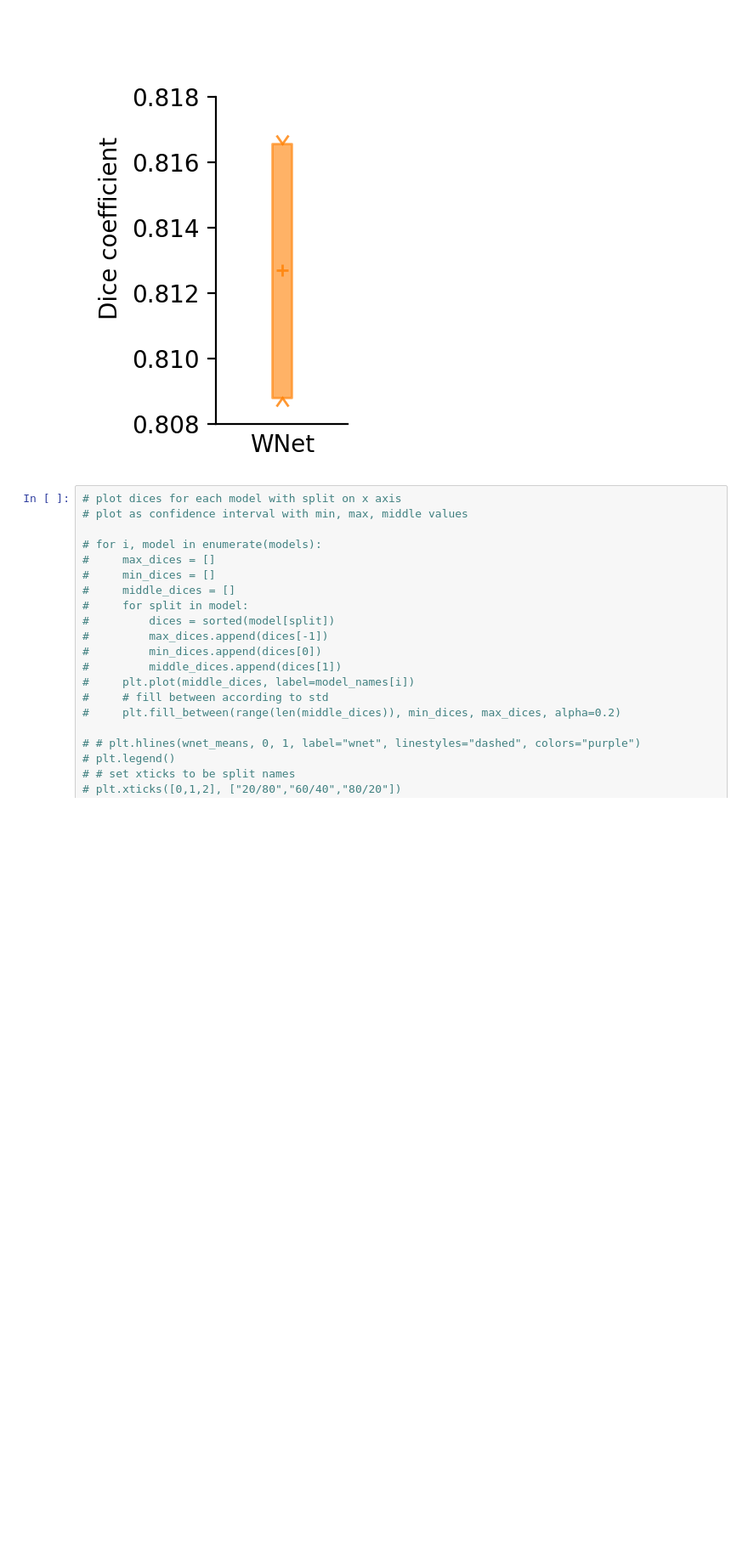
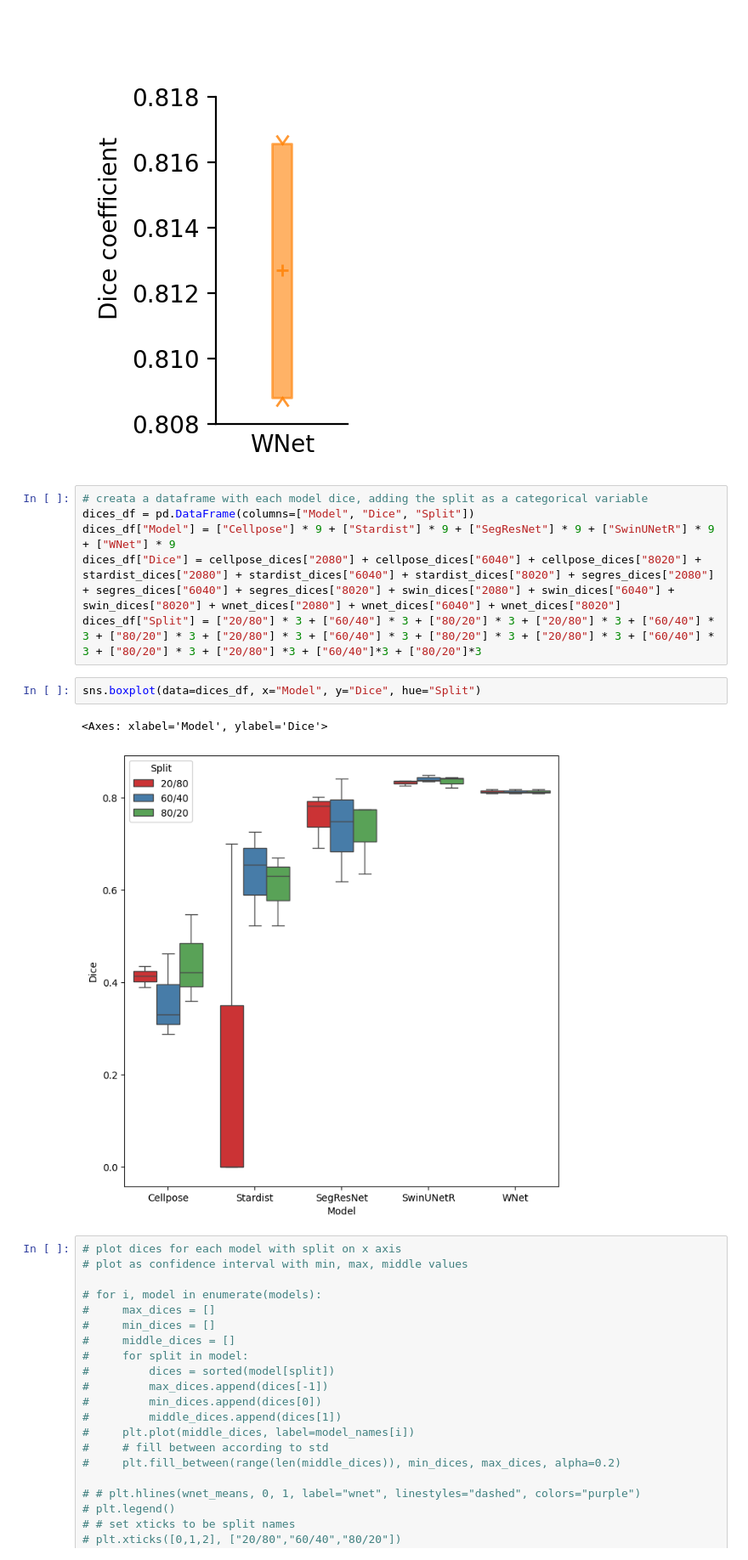
Before and after one commit to C-Achard/stardist, a Jupyter notebook: examples/3D/SPLITS_FIGURE/splits_benchmark.ipynb, the cells around one changed output. Shown at 85% size. Saved outputs shown, nothing was run; the diff lists cells and outputs as text; blank space fills up the shorter version.

Commit message:
Test boxplot

```diff
--- a/examples/3D/SPLITS_FIGURE/splits_benchmark.ipynb
+++ b/examples/3D/SPLITS_FIGURE/splits_benchmark.ipynb
@@ -537,6 +538,17 @@ sns.despine(trim=True)
 plt.show()
 # %% [output]
 [figure]
+# %%
+# creata a dataframe with each model dice, adding the split as a categorical variable
+dices_df = pd.DataFrame(columns=["Model", "Dice", "Split"])
+dices_df["Model"] = ["Cellpose"] * 9 + ["Stardist"] * 9 + ["SegResNet"] * 9 + ["SwinUNetR"] * 9 + ["WNet"] * 9
+dices_df["Dice"] = cellpose_dices["2080"] + cellpose_dices["6040"] + cellpose_dices["8020"] + stardist_dices["2080"] + stardist_dices["6040"] + stardist_dices["8020"] + segres_dices["2080"] + segres_dices["6040"] + segres_dices["8020"] + swin_dices["2080"] + swin_dices["6040"] + swin_dices["8020"] + wnet_dices["2080"] + wnet_dices["6040"] + wnet_dices["8020"]
+dices_df["Split"] = ["20/80"] * 3 + ["60/40"] * 3 + ["80/20"] * 3 + ["20/80"] * 3 + ["60/40"] * 3 + ["80/20"] * 3 + ["20/80"] * 3 + ["60/40"] * 3 + ["80/20"] * 3 + ["20/80"] * 3 + ["60/40"] * 3 + ["80/20"] * 3 + ["20/80"] *3 + ["60/40"]*3 + ["80/20"]*3
+# %%
+sns.boxplot(data=dices_df, x="Model", y="Dice", hue="Split")
+# %% [output]
+<Axes: xlabel='Model', ylabel='Dice'>
+[figure, added]
 # %%
 # plot dices for each model with split on x axis
 # plot as confidence interval with min, max, middle values
```
Also changed, not shown: parts of 1 cell of this notebook.
